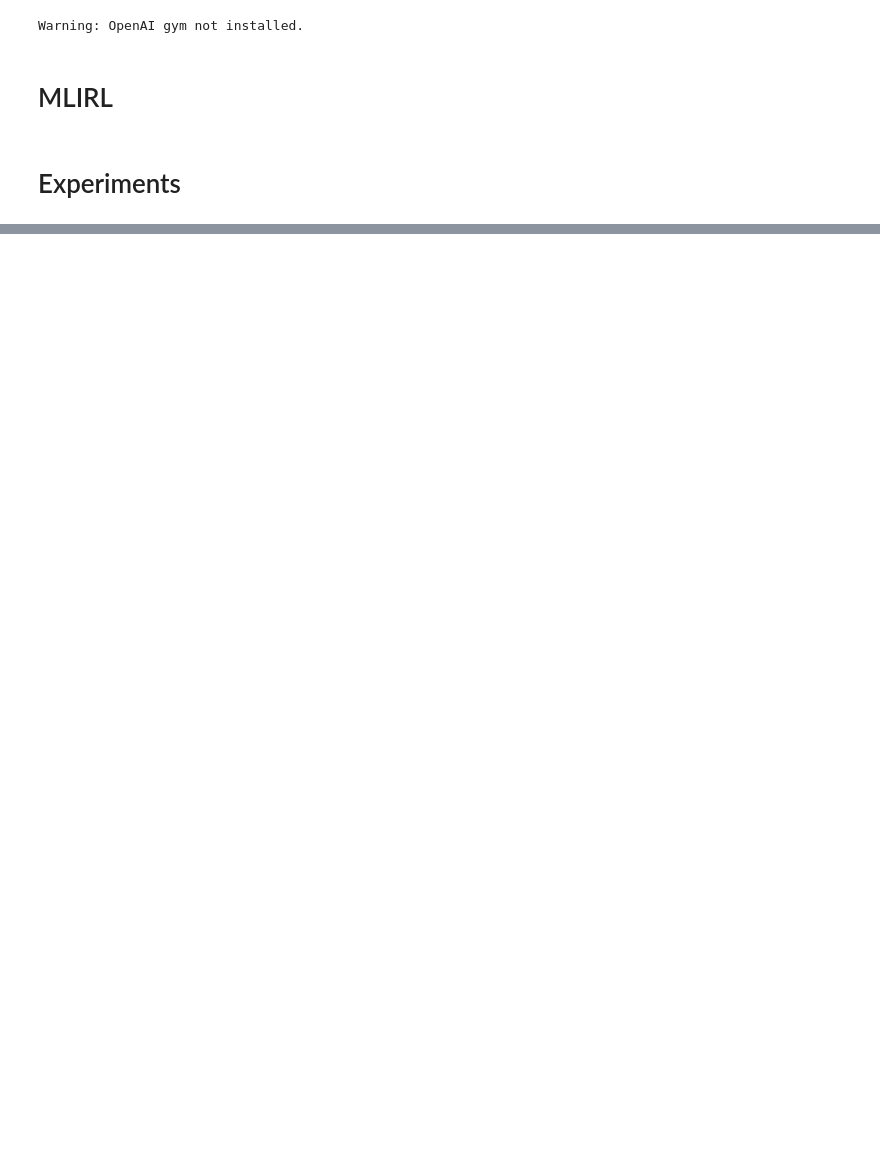
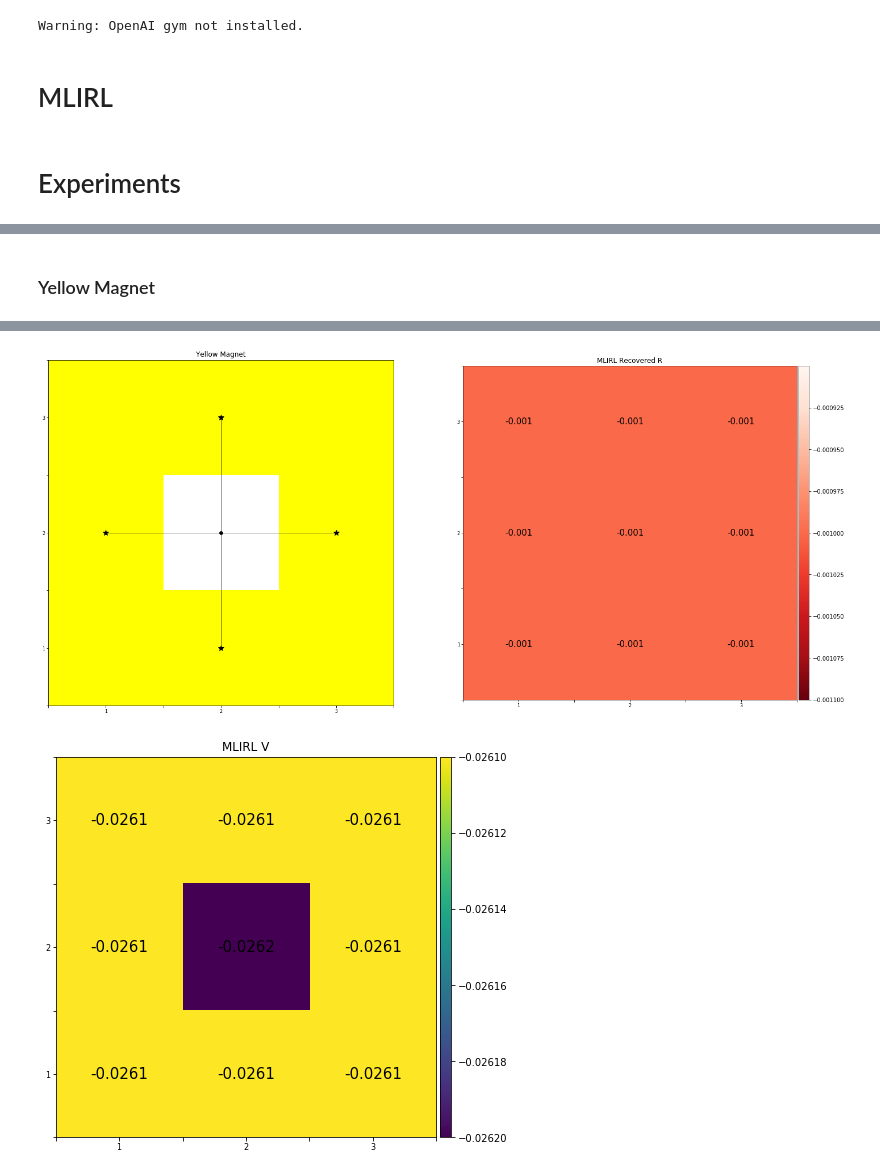
Before and after one commit to yrevar/inverse_rl, a Jupyter notebook: irl/mlirl/MLIRL.ipynb, the cells around one changed output, grey strips where cells are left out. Saved outputs shown, nothing was run; the diff lists cells and outputs as text; code cells hidden in the pictures; blank space fills up the shorter version.

```diff
--- a/irl/mlirl/MLIRL.ipynb
+++ b/irl/mlirl/MLIRL.ipynb
@@ -684,0 +251,27 @@ Done.
+# %% [markdown]
+### Yellow Magnet
+# %%
+mlirl_params = dict(
+    n_iter = 20,
+    n_vi_iter = 50,
+    dtype = torch.float,
+    gamma = 0.95,
+    boltzmann_beta = 1.,
+    optimizer_fn = lambda params: optim.SGD(params, lr=0.01, momentum=0.9, weight_decay=1.)
+)
+mdp_params = dict(
+    width = 3,
+    height = 3,
+    cell_types = ['white', 'yellow'],
+    cell_locs = [[(2,2)], np.inf],
+    tau_s = [[(2,2),(3,2)], [(2,2),(2,1)], [(2,2),(2,3)], [(2,2),(1,2)]]
+)
+irl_problem = dict(
+    mdp_params,
+    title="Yellow Magnet",
+    traj_states = [[GridWorldState(x,y) for (x,y) in state_traj] for state_traj in mdp_params["tau_s"]],
+    traj_actions = [get_actions_from_state_traj(state_traj) for state_traj in mdp_params["tau_s"]]
+)
+results = MLIRL_experiment(irl_problem, mlirl_params, disp_grid=True, disp_results=False)
+display_irl_results(results["nvmdp"], irl_problem["traj_states"], results["R"].round(3), results["V_grid"].round(4), irl_problem["title"], rewards_cmap=plt.cm.Reds_r)
+# %% [output]
@@ -684,0 +296,2 @@ Done.
+[figure, added]
+[figure, added]
```
Also changed, not shown: parts of 44 cells of this notebook.
